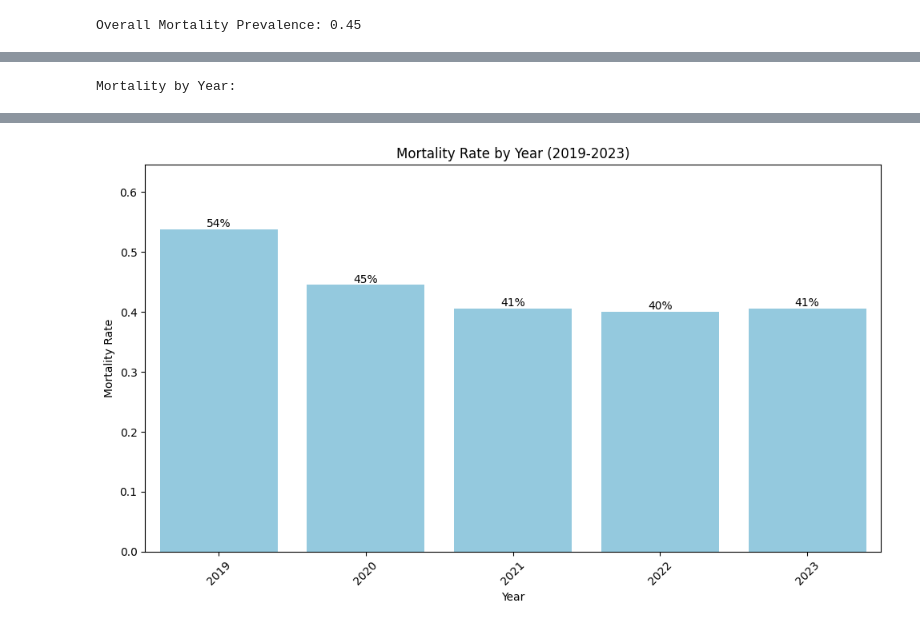
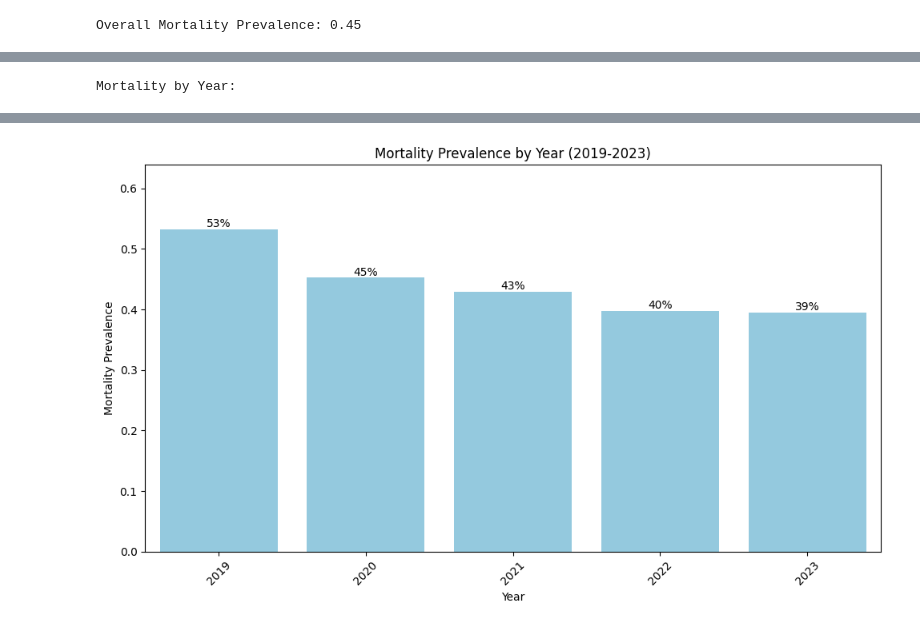
Before and after one commit to KomlaRD/mortality_icu, a Jupyter notebook: notebooks/data_analysis.ipynb, the cells around one changed output, grey strips where cells are left out. Saved outputs shown, nothing was run; the diff lists cells and outputs as text; code cells hidden in the pictures.

Commit message:
Update notebook results with verified mortality records and use discharge date for examining outcomes by year, month and day of the week.

```diff
--- a/notebooks/data_analysis.ipynb
+++ b/notebooks/data_analysis.ipynb
@@ -26,17 +26,3 @@ display(df.head())
 | 3 | Male | 2021-05-24 | 2021-05-31 | I64 - Stroke, not specified as ha... | 77 | None | None | ... |
 | 4 | Female | 2021-05-10 | 2021-05-15 | A02.1 - Salmonella sepsis, ASUR06... | 16 | Never married/not in union | Christianity | ... |
 5 rows × 21 columns
-# %%
-# Remove records with null mortality
-df = df.dropna(subset=['mortality'])
-
-# Convert date columns to datetime objects
-df['admission_date'] = pd.to_datetime(df['admission_date'])
-df['discharge_date'] = pd.to_datetime(df['discharge_date'])
-
-# Calculate length of stay in days
-df['length_of_stay_days'] = (df['discharge_date'] - df['admission_date']).dt.days
-
-# Display the first few rows of the cleaned DataFrame and info
-display(df.head())
-display(df.info())
@@ -435,22 +432,25 @@ len(df[mask])
 # %%
 # Extract year, month, and day of the week from admission_date
-df['admission_year'] = df['admission_date'].dt.year
-df['admission_month'] = df['admission_date'].dt.month
-df['admission_dayofweek'] = df['admission_date'].dt.dayofweek # Monday=0, Sunday=6
+df['discharge_year'] = df['discharge_date'].dt.year
+df['discharge_month'] = df['discharge_date'].dt.month
+df['discharge_dayofweek'] = df['discharge_date'].dt.dayofweek # Monday=0, Sunday=6
 
-# Calculate mortality rate by year
-mortality_by_year = df.groupby('admission_year')['mortality'].mean().reset_index()
+# Filter out data for the year 2024
+df_filtered = df[df['discharge_year'] != 2024].copy()
+
+# Calculate mortality rate by year using the filtered data
+mortality_by_year = df_filtered.groupby('discharge_year')['mortality'].mean().reset_index()
 
 print("\nMortality by Year:")
 display(mortality_by_year)
 
 # Visualize mortality by year
 plt.figure(figsize=(10, 6))
-ax = sns.barplot(data=mortality_by_year, x='admission_year', y='mortality', color='skyblue') # Changed to barplot and set color
-plt.title('Mortality Rate by Year (2019-2023)')
+ax = sns.barplot(data=mortality_by_year, x='discharge_year', y='mortality', color='skyblue') # Changed to barplot and set color
+plt.title('Mortality Prevalence by Year (2019-2023)')
 plt.xlabel('Year')
-plt.ylabel('Mortality Rate')
-plt.xticks(ticks=range(len(mortality_by_year)), labels=mortality_by_year['admission_year'], rotation=45) # Set specific ticks and labels for barplot
+plt.ylabel('Mortality Prevalence')
+plt.xticks(ticks=range(len(mortality_by_year)), labels=mortality_by_year['discharge_year'], rotation=45) # Set specific ticks and labels for barplot
 plt.ylim(0, mortality_by_year['mortality'].max() * 1.2) # Adjusted y-axis limit for labels
 plt.tight_layout()
 # Add mortality rate values on each bar
@@ -458,53 +458,5 @@ for p in ax.patches:
     ax.annotate(f"{p.get_height():.0%}", (p.get_x() + p.get_width() / 2., p.get_height()),
                 ha='center', va='center', xytext=(0, 5), textcoords='offset points')
 plt.show()
-
-# Calculate mortality rate by month
-mortality_by_month = df.groupby('admission_month')['mortality'].mean().reset_index()
-
-# Add month names for proper ordering in the plot
-mortality_by_month['month_name'] = pd.to_datetime(mortality_by_month['admission_month'], format='%m').dt.strftime('%b')
-
-# Define the order of months
-month_order = ['Jan', 'Feb', 'Mar', 'Apr', 'May', 'Jun', 'Jul', 'Aug', 'Sep', 'Oct', 'Nov', 'Dec']
-
-print("\nMortality by Month:")
-display(mortality_by_month)
-
-# Visualize mortality by month
-plt.figure(figsize=(10, 6))
-ax = sns.barplot(data=mortality_by_month, x='month_name', y='mortality', order=month_order, color='skyblue') # Changed to barplot and set color, added order
-plt.title('Mortality Rate by Month')
-plt.xlabel('Month')
-plt.ylabel('Mortality Rate')
-plt.ylim(0, mortality_by_month['mortality'].max() * 1.2) # Adjusted y-axis limit for labels
-plt.tight_layout()
-# Add mortality rate values on each bar
-for p in ax.patches:
-    ax.annotate(f"{p.get_height():.0%}", (p.get_x() + p.get_width() / 2., p.get_height()),
-                ha='center', va='center', xytext=(0, 5), textcoords='offset points')
-plt.show()
-
-
-# Calculate mortality rate by day of the week
-mortality_by_dayofweek = df.groupby('admission_dayofweek')['mortality'].mean().reset_index()
-
-print("\nMortality by Day of the Week:")
-display(mortality_by_dayofweek)
-
-# Visualize mortality by day of the week
-plt.figure(figsize=(10, 6))
-ax = sns.barplot(data=mortality_by_dayofweek, x='admission_dayofweek', y='mortality', color='skyblue') # Changed to barplot and set color
-plt.title('Mortality Rate by Day of the Week')
-plt.xlabel('Day of the Week')
-plt.ylabel('Mortality Rate')
-plt.xticks(ticks=range(7), labels=['Mon', 'Tue', 'Wed', 'Thu', 'Fri', 'Sat', 'Sun'])
-plt.ylim(0, mortality_by_dayofweek['mortality'].max() * 1.2) # Adjusted y-axis limit for labels
-plt.tight_layout()
-# Add mortality rate values on each bar
-for p in ax.patches:
-    ax.annotate(f"{p.get_height():.0%}", (p.get_x() + p.get_width() / 2., p.get_height()),
-                ha='center', va='center', xytext=(0, 5), textcoords='offset points')
-plt.show()
 # %% [output]
 Mortality by Year:
@@ -517 +469 @@ Mortality by Year:
-[figure, old version]
+[figure, new version]
```
Also changed, not shown: parts of 16 cells of this notebook.
